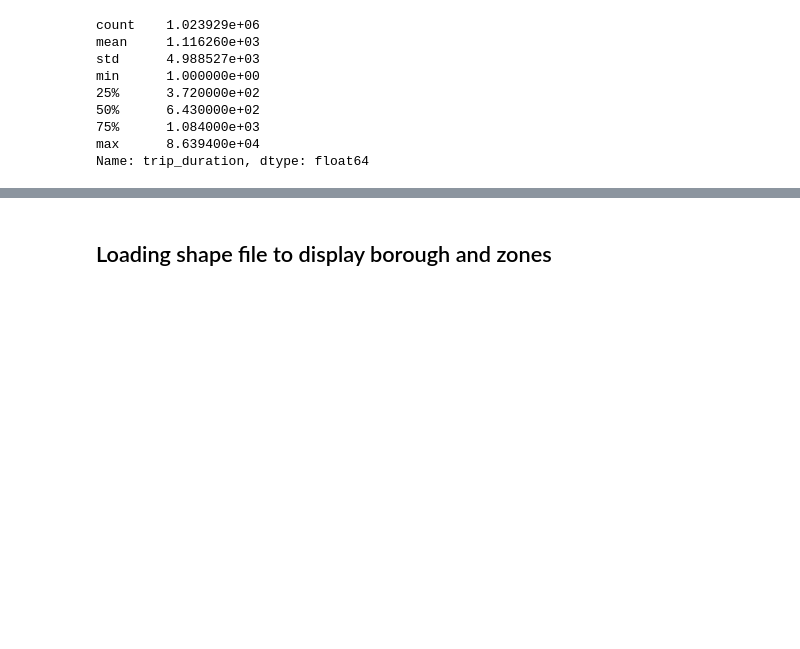
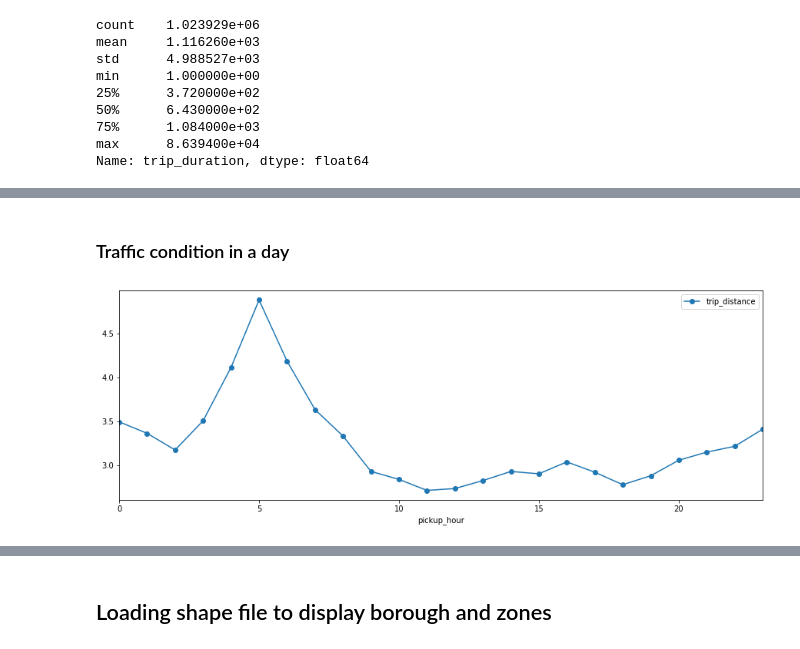
Before and after one commit to maliakber/algorithm-data-model-csc-501, a Jupyter notebook: source/assignment-2/assignment-2-jupnote.ipynb, the cells around one changed output, grey strips where cells are left out. Saved outputs shown, nothing was run; the diff lists cells and outputs as text; code cells hidden in the pictures; blank space fills up the shorter version.

```diff
--- a/source/assignment-2/assignment-2-jupnote.ipynb
+++ b/source/assignment-2/assignment-2-jupnote.ipynb
@@ -373,0 +408,8 @@ plt.show()
+# %% [markdown]
+### Traffic condition in a day
+# %%
+traffic = taxiSample.groupby('pickup_hour')['trip_distance','trip_duration'].mean().reset_index()
+ax = traffic.plot(x='pickup_hour', y='trip_distance', kind='line', style="-o", figsize=(15,5))
+plt.show()
+# %% [output]
+[figure, added]
```
Also changed, not shown: parts of 34 cells of this notebook.
